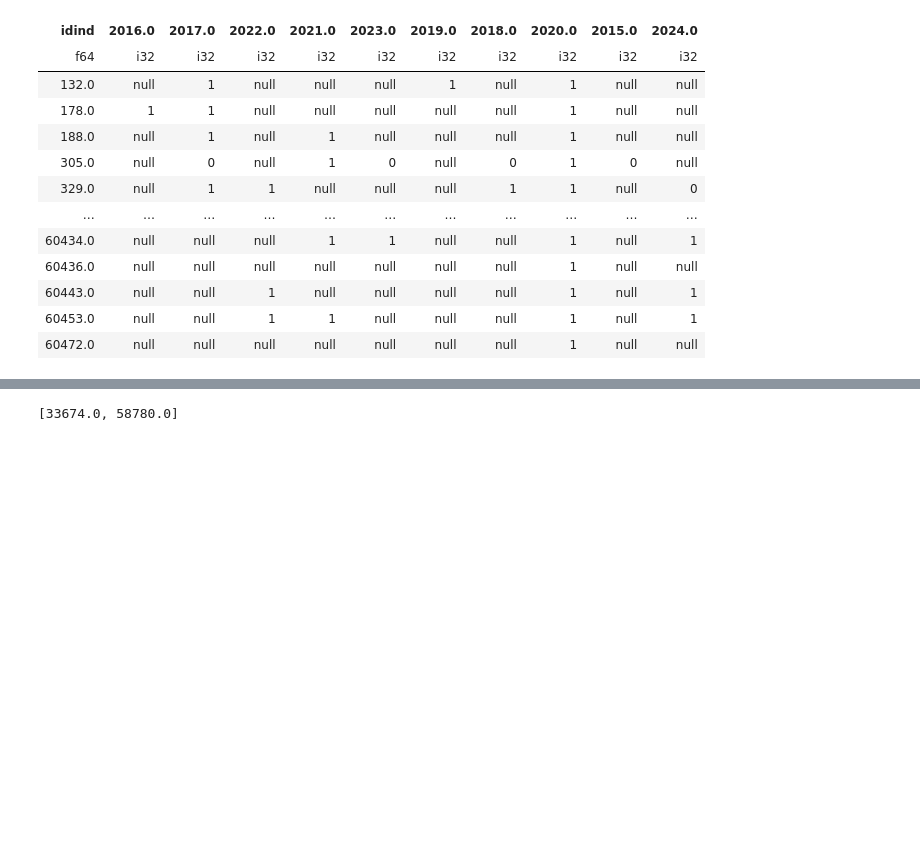
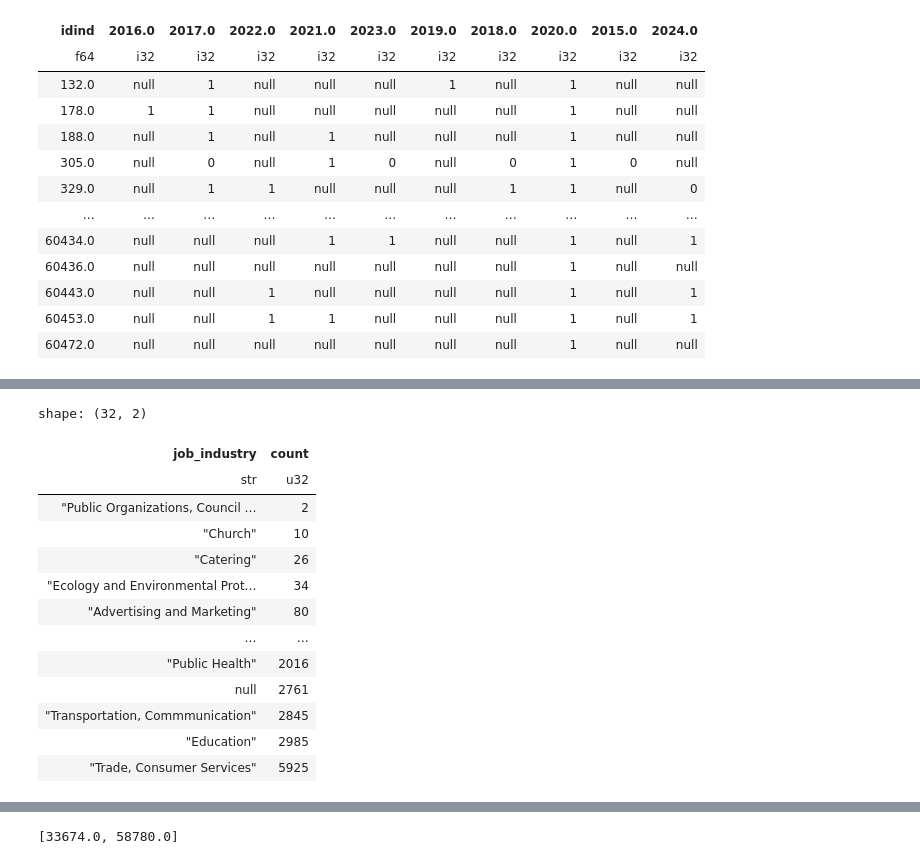
Before and after one commit to DmitriMt/master_thesis, a Jupyter notebook: notebooks/data_prep2.ipynb, the cells around one changed output, grey strips where cells are left out. Cells and saved outputs as stored; diff of their text form; code cells hidden in the pictures; blank space fills up the shorter version.

```diff
--- a/notebooks/data_prep2.ipynb
+++ b/notebooks/data_prep2.ipynb
@@ -704 +744,23 @@ shape: (14_920, 40)
+# %%
+(
+    working_data
+    .filter(pl.col('has_disablity') == 0)
+    ['job_industry'].value_counts()
+    .sort('count')
+)
+# %% [output]
+shape: (32, 2)
+| job_industry | count |
+| str | u32 |
+| "Public Organizations, Council … | 2 |
+| "Church" | 10 |
+| "Catering" | 26 |
+| "Ecology and Environmental Prot… | 34 |
+| "Advertising and Marketing" | 80 |
+| … | … |
+| "Public Health" | 2016 |
+| null | 2761 |
+| "Transportation, Commmunication" | 2845 |
+| "Education" | 2985 |
+| "Trade, Consumer Services" | 5925 |
 # %%
```
Also changed, not shown: parts of 17 cells of this notebook, 9 other files.
